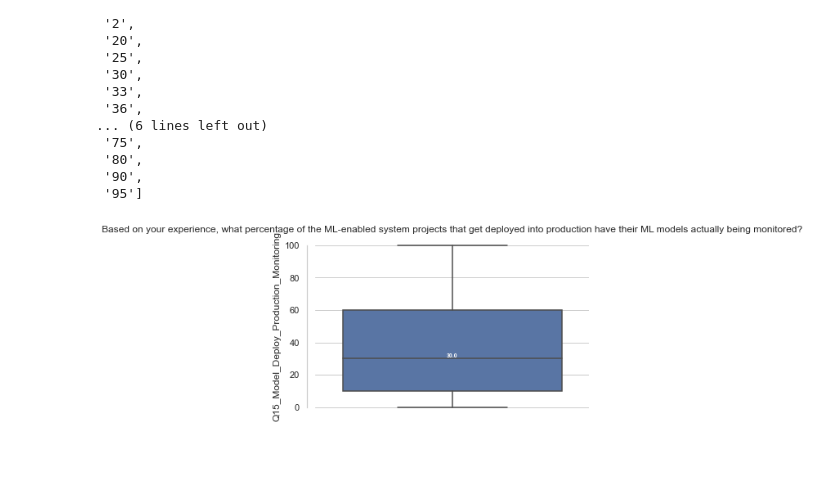
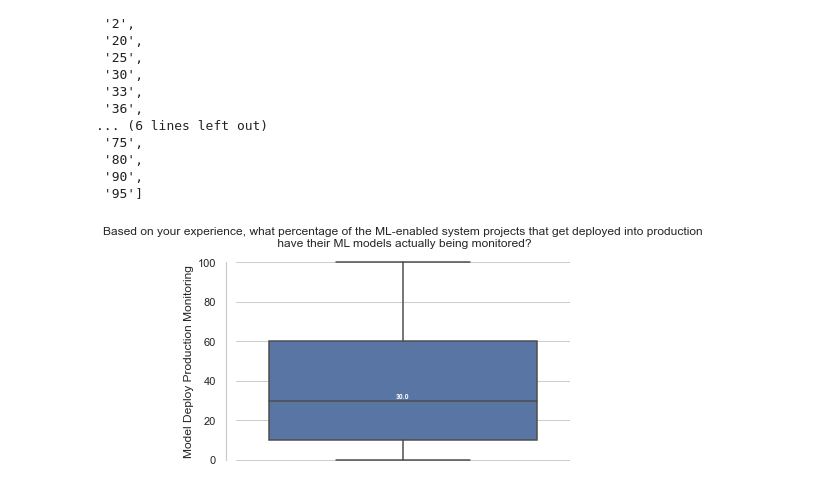
Before and after one commit to Software-Science-Lab-PUC-Rio/napiml-analysis, a Jupyter notebook: Análises/Q15.ipynb, the cells around one changed output. Drawn from its saved outputs; the diff is of its cells as text; code cells hidden in the pictures; blank space fills up the shorter version.

```diff
--- a/Análises/Q15.ipynb
+++ b/Análises/Q15.ipynb
@@ -6,5 +6,5 @@ from ipynb.fs.full.plots import single_boxplot, single_histplot, single_violinpl
 df = get_df()
 # %%
 q15_df = pd.DataFrame()
-q15_df['Q15_Model_Deploy_Production_Monitoring'] = list(df['Q15_Model_Deploy_Production_Monitoring'])
+q15_df['Model Deploy Production Monitoring'] = list(df['Q15_Model_Deploy_Production_Monitoring'])
 # %%
@@ -28,11 +28,11 @@ sorted(list(q15_df['Q15_Model_Deploy_Production_Monitoring'].value_counts().inde
  '90',
  '95']
 # %%
-q15_df = q15_df[q15_df['Q15_Model_Deploy_Production_Monitoring'] != '-77']
+q15_df = q15_df[q15_df['Model Deploy Production Monitoring'] != '-77']
 # %%
-q15_df = q15_df.astype({"Q15_Model_Deploy_Production_Monitoring": int}, errors='raise')
+q15_df = q15_df.astype({"Model Deploy Production Monitoring": int}, errors='raise')
 # %%
-single_boxplot(q15_df, "Q15_Model_Deploy_Production_Monitoring",
-               title="Based on your experience, what percentage of the ML-enabled system projects that get deployed into production have their ML models actually being monitored?")
+single_boxplot(q15_df, "Model Deploy Production Monitoring",
+               title="Based on your experience, what percentage of the ML-enabled system projects that get deployed into production\n have their ML models actually being monitored?")
 # %% [output]
-[figure, old version]
+[figure, new version]
```
Also changed, not shown: parts of 3 cells of this notebook, 10 other files.
